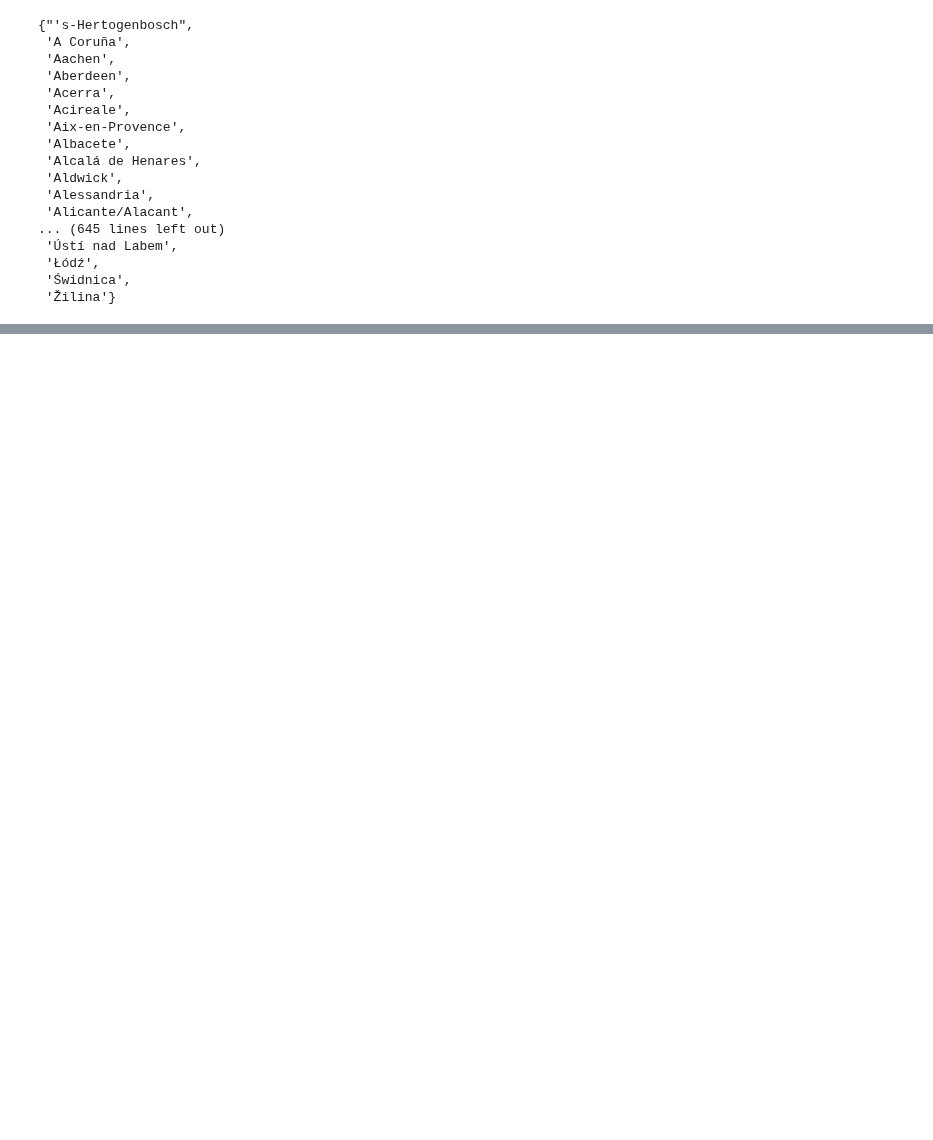
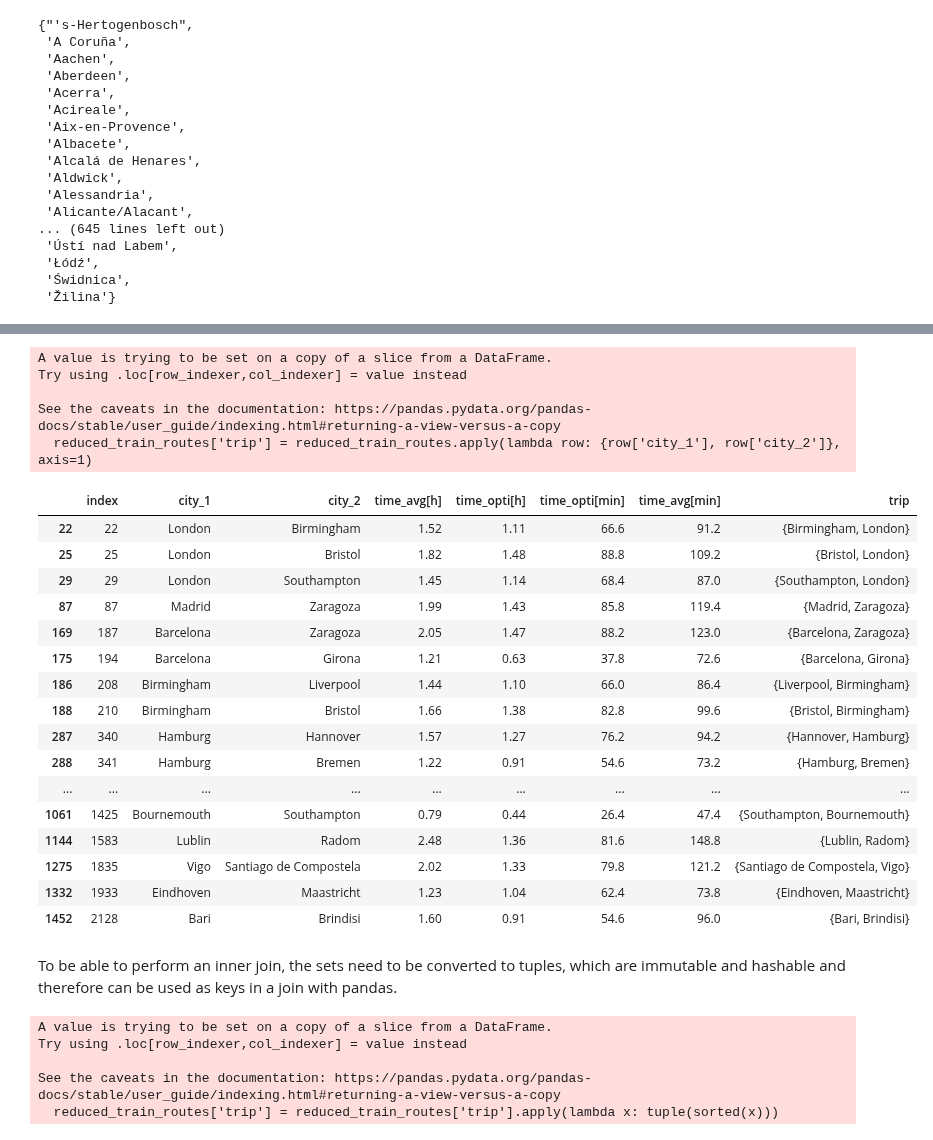
Before and after one commit to RabDou44/DOPP_group18, a Jupyter notebook: final notebook/comparing_train_airport_cities.ipynb, the cells around one changed output, grey strips where cells are left out. Drawn from its saved outputs; the diff is of its cells as text; code cells hidden in the pictures; blank space fills up the shorter version.

Commit message:
combining flights and trains

```diff
--- a/final notebook/comparing_train_airport_cities.ipynb
+++ b/final notebook/comparing_train_airport_cities.ipynb
@@ -215,7 +233,5 @@ train_cities
 # %%
-airport_cities_set  =set(airport_cities["city"])
-airport_cities_set
-train_cities_set  =set(train_cities["city"])
+train_cities_set = set(train_cities["city"])
 train_cities_set
 # %% [output]
 {"'s-Hertogenbosch",
@@ -390,0 +330,4 @@ train_cities_only
+# %%
+intersecting_cities = airport_cities_set & train_cities_set # TODO: change this variable to integrate more cities
+print(f'Number of cities we are working with: {len(intersecting_cities)}')
+intersecting_cities
@@ -390,0 +355,3 @@ train_cities_only
+# %%
+train_routes = pd.read_csv('./datasets/train_routes.csv') # TODO: change how the dataframe is obtained, it should be directly in the notebook and not from a csv file
+train_routes
@@ -390,0 +372,3 @@ train_cities_only
+# %%
+reduced_train_routes = train_routes[(train_routes['city_1'].isin(intersecting_cities)) & (train_routes['city_2'].isin(intersecting_cities))]
+reduced_train_routes
@@ -390,0 +393,36 @@ train_cities_only
+# %%
+reduced_train_routes['trip'] = reduced_train_routes.apply(lambda row: {row['city_1'], row['city_2']}, axis=1)
+reduced_train_routes
+# %% [output]
+A value is trying to be set on a copy of a slice from a DataFrame.
+Try using .loc[row_indexer,col_indexer] = value instead
+
+See the caveats in the documentation: https://pandas.pydata.org/pandas-docs/stable/user_guide/indexing.html#returning-a-view-versus-a-copy
+  reduced_train_routes['trip'] = reduced_train_routes.apply(lambda row: {row['city_1'], row['city_2']}, axis=1)
+|  | index | city_1 | city_2 | time_avg[h] | time_opti[h] | time_opti[min] | time_avg[min] | trip |
+| 22 | 22 | London | Birmingham | 1.52 | 1.11 | 66.6 | 91.2 | {Birmingham, London} |
+| 25 | 25 | London | Bristol | 1.82 | 1.48 | 88.8 | 109.2 | {Bristol, London} |
+| 29 | 29 | London | Southampton | 1.45 | 1.14 | 68.4 | 87.0 | {Southampton, London} |
+| 87 | 87 | Madrid | Zaragoza | 1.99 | 1.43 | 85.8 | 119.4 | {Madrid, Zaragoza} |
+| 169 | 187 | Barcelona | Zaragoza | 2.05 | 1.47 | 88.2 | 123.0 | {Barcelona, Zaragoza} |
+| 175 | 194 | Barcelona | Girona | 1.21 | 0.63 | 37.8 | 72.6 | {Barcelona, Girona} |
+| 186 | 208 | Birmingham | Liverpool | 1.44 | 1.10 | 66.0 | 86.4 | {Liverpool, Birmingham} |
+| 188 | 210 | Birmingham | Bristol | 1.66 | 1.38 | 82.8 | 99.6 | {Bristol, Birmingham} |
+| 287 | 340 | Hamburg | Hannover | 1.57 | 1.27 | 76.2 | 94.2 | {Hannover, Hamburg} |
+| 288 | 341 | Hamburg | Bremen | 1.22 | 0.91 | 54.6 | 73.2 | {Hamburg, Bremen} |
+| ... | ... | ... | ... | ... | ... | ... | ... | ... |
+| 1061 | 1425 | Bournemouth | Southampton | 0.79 | 0.44 | 26.4 | 47.4 | {Southampton, Bournemouth} |
+| 1144 | 1583 | Lublin | Radom | 2.48 | 1.36 | 81.6 | 148.8 | {Lublin, Radom} |
+| 1275 | 1835 | Vigo | Santiago de Compostela | 2.02 | 1.33 | 79.8 | 121.2 | {Santiago de Compostela, Vigo} |
+| 1332 | 1933 | Eindhoven | Maastricht | 1.23 | 1.04 | 62.4 | 73.8 | {Eindhoven, Maastricht} |
+| 1452 | 2128 | Bari | Brindisi | 1.60 | 0.91 | 54.6 | 96.0 | {Bari, Brindisi} |
+# %% [markdown]
+To be able to perform an inner join, the sets need to be converted to tuples, which are immutable and hashable and therefore can be used as keys in a join with pandas.
+# %%
+reduced_train_routes['trip'] = reduced_train_routes['trip'].apply(lambda x: tuple(sorted(x)))
+# %% [output]
+A value is trying to be set on a copy of a slice from a DataFrame.
+Try using .loc[row_indexer,col_indexer] = value instead
+
+See the caveats in the documentation: https://pandas.pydata.org/pandas-docs/stable/user_guide/indexing.html#returning-a-view-versus-a-copy
+  reduced_train_routes['trip'] = reduced_train_routes['trip'].apply(lambda x: tuple(sorted(x)))
```
Also changed, not shown: parts of 41 cells of this notebook.
